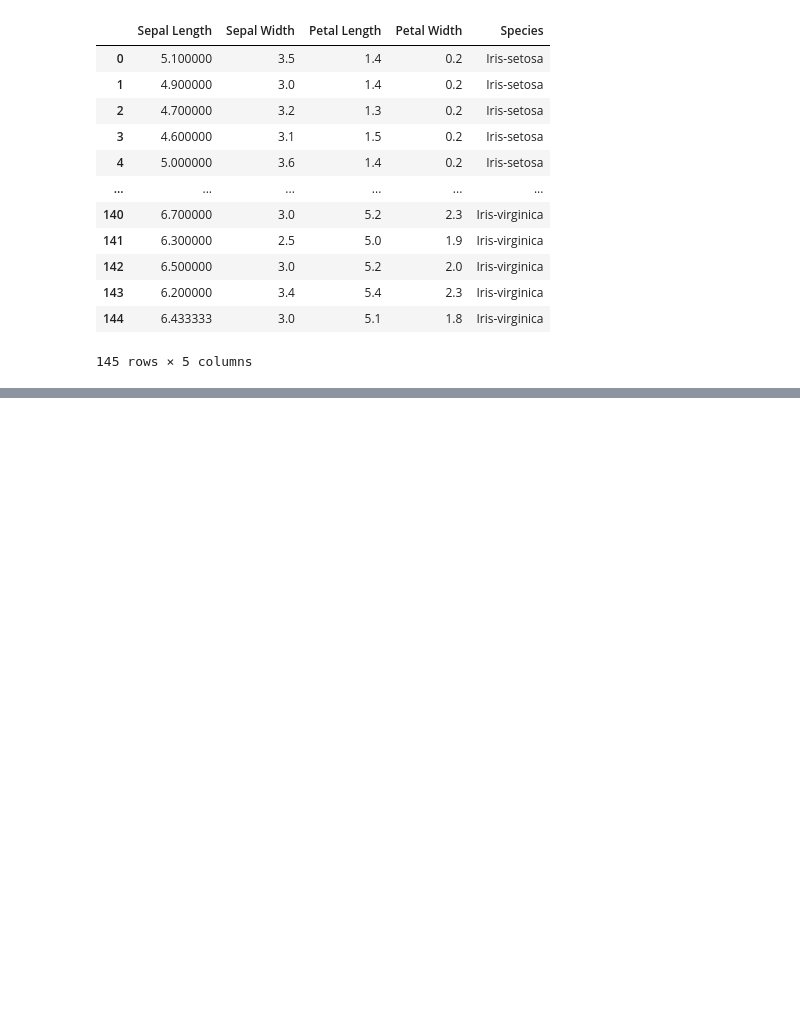
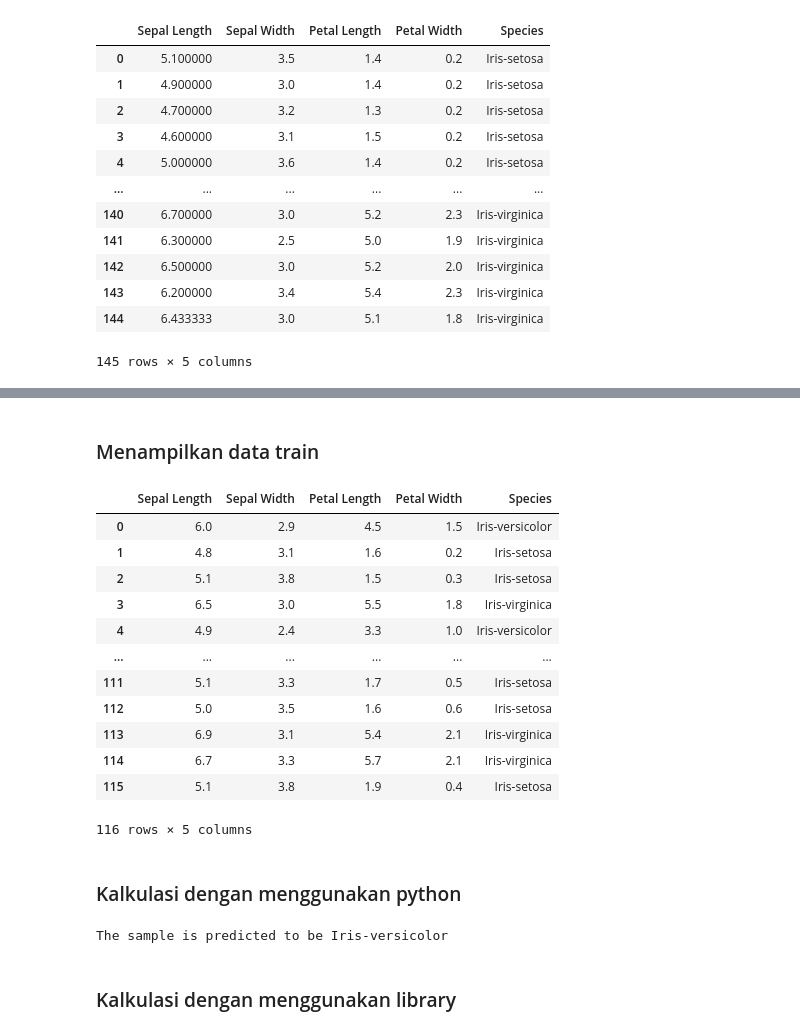
Before and after one commit to wchynto/datamining, a Jupyter notebook: memahami-data.ipynb, the cells around one changed output, grey strips where cells are left out. Saved outputs shown, nothing was run; the diff lists cells and outputs as text; code cells hidden in the pictures; blank space fills up the shorter version.

```diff
--- a/memahami-data.ipynb
+++ b/memahami-data.ipynb
@@ -431,0 +597,57 @@ Konsep Local Outlier Factor
+# %% [markdown]
+### Menampilkan data train
+# %%
+iris_trained = pd.read_csv('Iris_train.csv')
+
+iris_trained
+# %% [output]
+|  | Sepal Length | Sepal Width | Petal Length | Petal Width | Species |
+| 0 | 6.0 | 2.9 | 4.5 | 1.5 | Iris-versicolor |
+| 1 | 4.8 | 3.1 | 1.6 | 0.2 | Iris-setosa |
+| 2 | 5.1 | 3.8 | 1.5 | 0.3 | Iris-setosa |
+| 3 | 6.5 | 3.0 | 5.5 | 1.8 | Iris-virginica |
+| 4 | 4.9 | 2.4 | 3.3 | 1.0 | Iris-versicolor |
+| ... | ... | ... | ... | ... | ... |
+| 111 | 5.1 | 3.3 | 1.7 | 0.5 | Iris-setosa |
+| 112 | 5.0 | 3.5 | 1.6 | 0.6 | Iris-setosa |
+| 113 | 6.9 | 3.1 | 5.4 | 2.1 | Iris-virginica |
+| 114 | 6.7 | 3.3 | 5.7 | 2.1 | Iris-virginica |
+| 115 | 5.1 | 3.8 | 1.9 | 0.4 | Iris-setosa |
+116 rows × 5 columns
+# %% [markdown]
+### Kalkulasi dengan menggunakan python
+# %%
+from math import pi, exp, sqrt
+
+# fungsi distribusi gaussian
+def gaussian_distribution(x, mean, std):
+    return (1 / (sqrt(2 * pi) * std)) * exp(-((x - mean) ** 2 / (2 * std ** 2)))
+
+# fungsi naive baiyes
+def naive_bayes(sample, prob_values:pd.DataFrame, mean_values:pd.DataFrame, std_values:pd.DataFrame):
+    probabilities = {}
+    for species in prob_values.index:
+        probabilities[species] = prob_values[species]
+        for i in range(len(sample)):
+            probabilities[species] *= gaussian_distribution(sample[i], mean_values.loc[species][i], std_values.loc[species][i])
+    return max(probabilities, key=probabilities.get)
+
+# ambil data train
+df_trained = pd.read_csv('Iris_train.csv');
+
+# menghitung nilai probability, mean, dan standar deviasi
+prob_values = df['Species'].value_counts() / df.shape[0]
+mean_values = df.groupby('Species').mean()
+std_values = df.groupby('Species').std()
+
+df_test = pd.read_csv('Iris_test.csv')
+
+sample = df_test.values.tolist()[0][:-1]
+
+prediction = naive_bayes(sample, prob_values, mean_values, std_values)
+
+print(f'The sample is predicted to be {prediction}')
+# %% [output]
+The sample is predicted to be Iris-versicolor
+# %% [markdown]
+### Kalkulasi dengan menggunakan library
```
Also changed, not shown: parts of 54 cells of this notebook.
